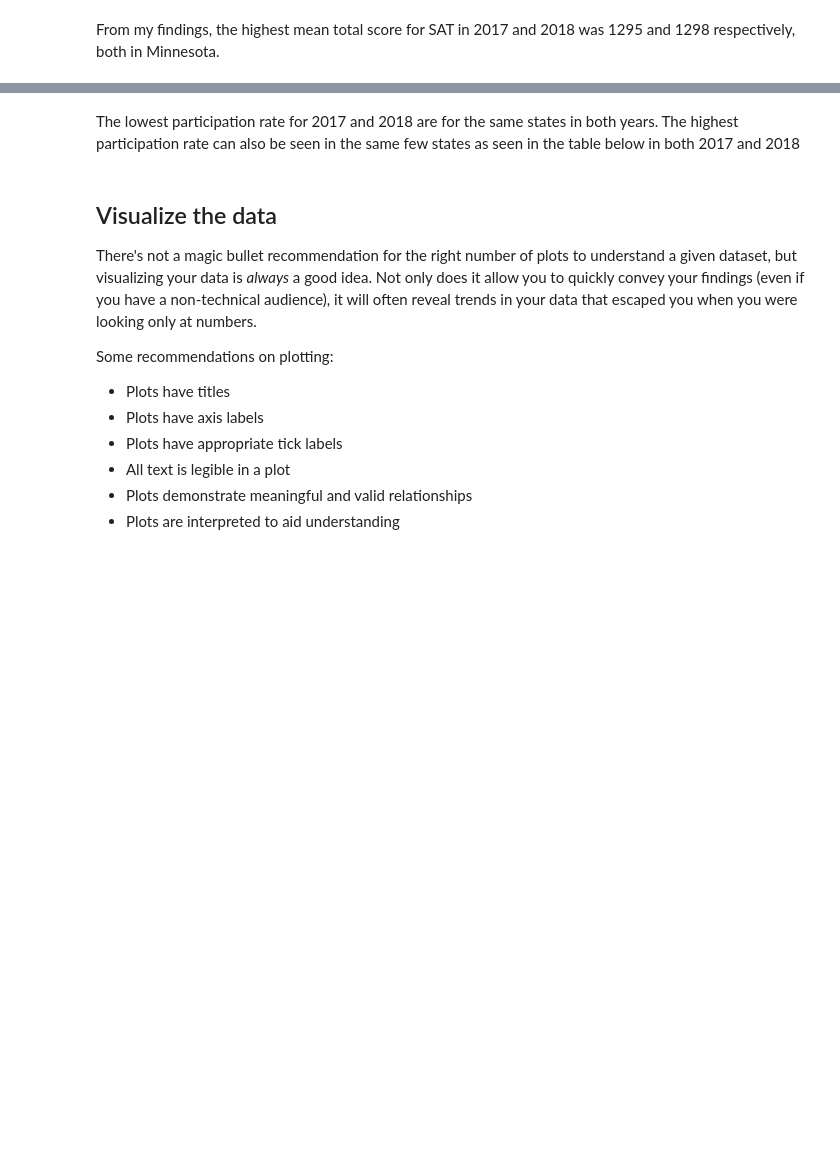
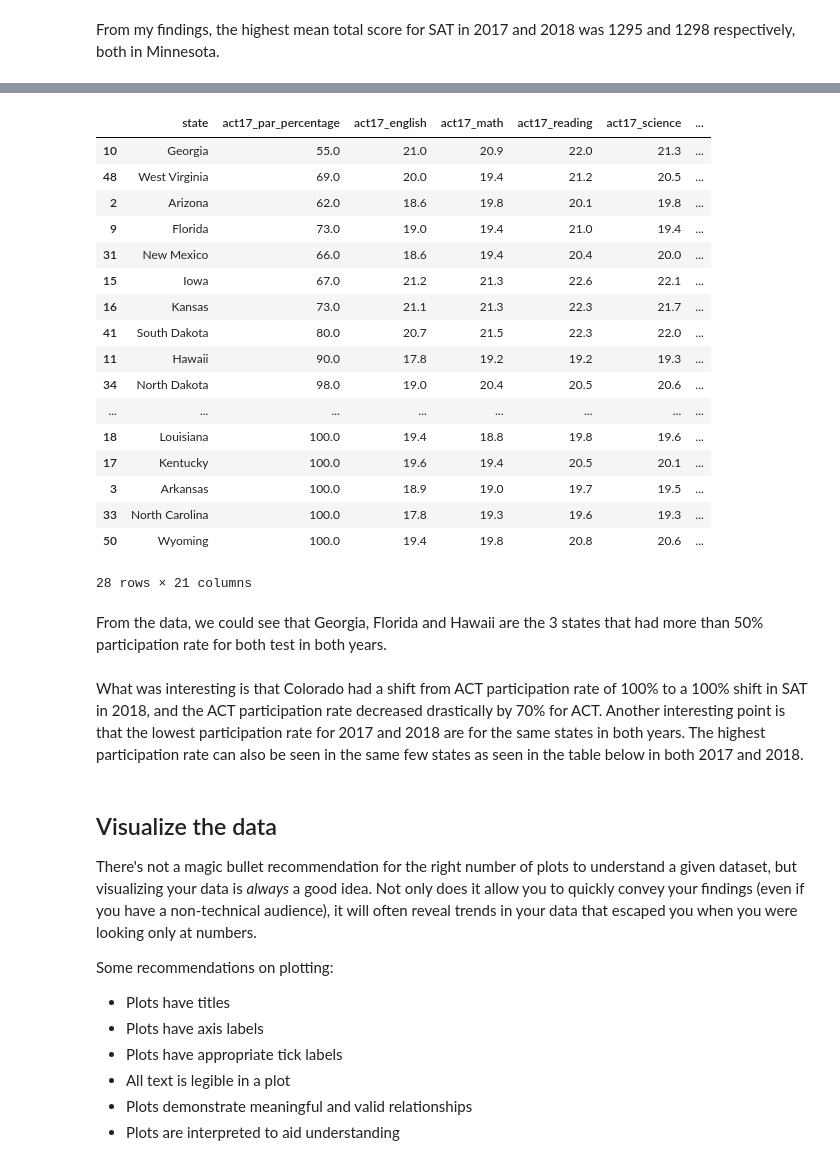
Before and after one commit to Beckiephan/dsiprojects, a Jupyter notebook: project_1/code/starter-code_updated.ipynb, the cells around one changed output, grey strips where cells are left out. Saved outputs shown, nothing was run; the diff lists cells and outputs as text; code cells hidden in the pictures; blank space fills up the shorter version.

```diff
--- a/project_1/code/starter-code_updated.ipynb
+++ b/project_1/code/starter-code_updated.ipynb
@@ -1247,5 +1268,28 @@ From my findings, the highest mean total score for SAT in 2017 and 2018 was 1295
+# %%
+combined_all.loc[combined_all['act18_par_percentage']> 50].sort_values(by="act18_par_percentage")
+# %% [output]
+|  | state | act17_par_percentage | act17_english | act17_math | act17_reading | act17_science | ... |
+| 10 | Georgia | 55.0 | 21.0 | 20.9 | 22.0 | 21.3 | ... |
+| 48 | West Virginia | 69.0 | 20.0 | 19.4 | 21.2 | 20.5 | ... |
+| 2 | Arizona | 62.0 | 18.6 | 19.8 | 20.1 | 19.8 | ... |
+| 9 | Florida | 73.0 | 19.0 | 19.4 | 21.0 | 19.4 | ... |
+| 31 | New Mexico | 66.0 | 18.6 | 19.4 | 20.4 | 20.0 | ... |
+| 15 | Iowa | 67.0 | 21.2 | 21.3 | 22.6 | 22.1 | ... |
+| 16 | Kansas | 73.0 | 21.1 | 21.3 | 22.3 | 21.7 | ... |
+| 41 | South Dakota | 80.0 | 20.7 | 21.5 | 22.3 | 22.0 | ... |
+| 11 | Hawaii | 90.0 | 17.8 | 19.2 | 19.2 | 19.3 | ... |
+| 34 | North Dakota | 98.0 | 19.0 | 20.4 | 20.5 | 20.6 | ... |
+| ... | ... | ... | ... | ... | ... | ... | ... |
+| 18 | Louisiana | 100.0 | 19.4 | 18.8 | 19.8 | 19.6 | ... |
+| 17 | Kentucky | 100.0 | 19.6 | 19.4 | 20.5 | 20.1 | ... |
+| 3 | Arkansas | 100.0 | 18.9 | 19.0 | 19.7 | 19.5 | ... |
+| 33 | North Carolina | 100.0 | 17.8 | 19.3 | 19.6 | 19.3 | ... |
+| 50 | Wyoming | 100.0 | 19.4 | 19.8 | 20.8 | 20.6 | ... |
+28 rows × 21 columns
+# %% [markdown]
+From the data, we could see that Georgia, Florida and Hawaii are the 3 states that had more than 50% participation rate for both test in both years.
 # %% [markdown]
-The lowest participation rate for 2017 and 2018 are for the same states in both years. The highest participation rate can also be seen in the same few states as seen in the table below in both 2017 and 2018
+What was interesting is that Colorado had a shift from ACT participation rate of 100% to a 100% shift in SAT in 2018, and the ACT participation rate decreased drastically by 70% for ACT. Another interesting point is that the lowest participation rate for 2017 and 2018 are for the same states in both years. The highest participation rate can also be seen in the same few states as seen in the table below in both 2017 and 2018.
 # %% [markdown]
 ## Visualize the data
 
```
Also changed, not shown: parts of 1 cell of this notebook.
